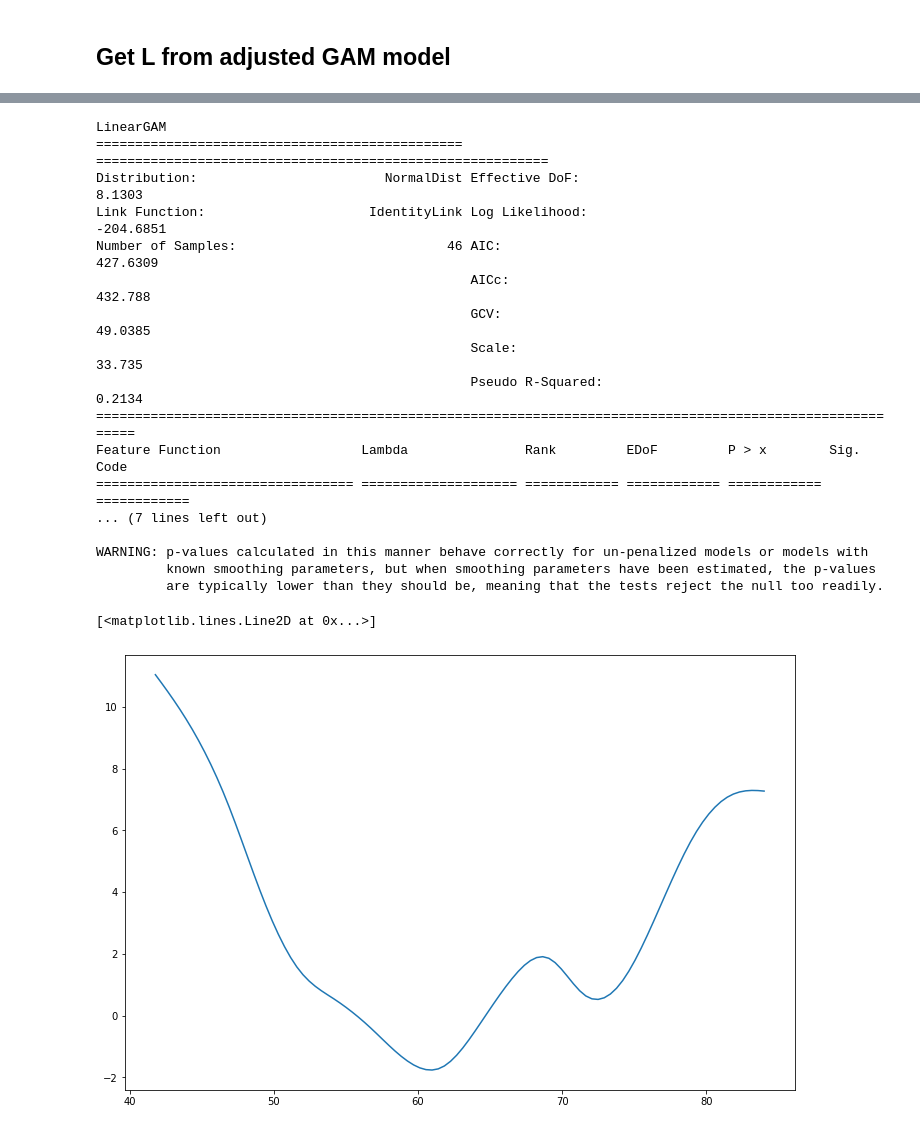
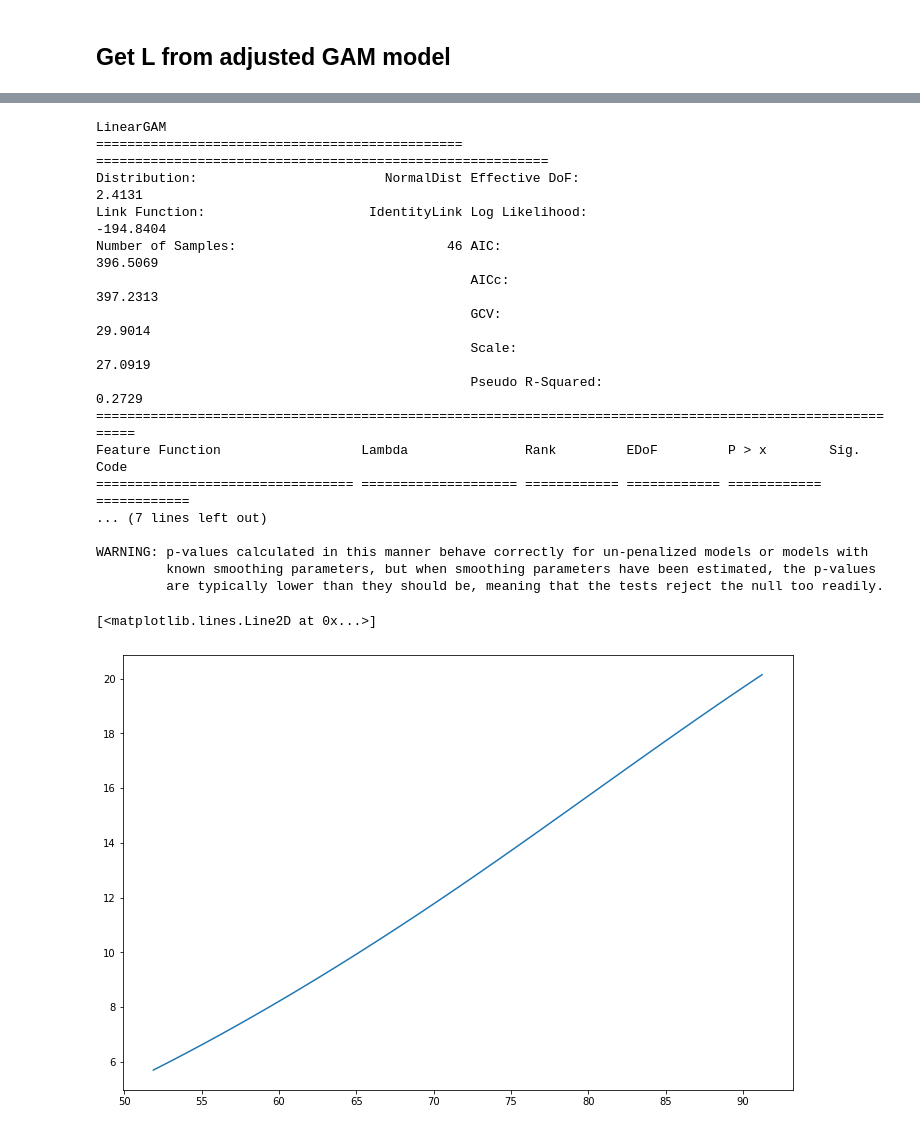
Before and after one commit to rmaestre/NN-Asteroseismology, a Jupyter notebook: astronn/notebooks/bedding.ipynb, the cells around one changed output, grey strips where cells are left out. Saved outputs shown, nothing was run; the diff lists cells and outputs as text; code cells hidden in the pictures.

```diff
--- a/astronn/notebooks/bedding.ipynb
+++ b/astronn/notebooks/bedding.ipynb
@@ -467,7 +467,7 @@ df_dnu_l_teff.head()
 | VO-m135fe010a164o00rotjpzt5p7-ad/... | 88.969907 | 0.514600 | 3.247009 | 6456.429298 | True |
 # %%
 df_dnu_l_teff_filter = df_dnu_l_teff[
-    (df_dnu_l_teff["dnu"] < 81) & (df_dnu_l_teff["dnu"] > 75)
+    (df_dnu_l_teff["dnu"] < 100) & (df_dnu_l_teff["dnu"] > 1)
 ]
 
 df_dnu_l_teff_filter["dnu_binned"] = pd.cut(
@@ -532,7 +532,7 @@ for index in range(len(df_joined)):
             <= df_joined.iloc[index]["Teff"] + df_joined.iloc[index]["Teff"] * 0.1
         )
         selected = df_dnu_l_teff[flag_dnu & flag_teff]["l"]
-        if np.isnan(selected.mean()):
+        if len(selected) < 10:
             subresult.append(np.nan)
         else:
             subresult.append(round(abs(df_joined.iloc[index]["L"]-selected.quantile(0.5)), 2))
@@ -892,29 +903,29 @@ plt.show()
 # %%
 _x = df_joined[df_joined['corrected'].notna()]
 
-gam2 = LinearGAM(s(0, n_splines=20))
+gam2 = LinearGAM(s(0, n_splines=5))
 gam2.fit(_x[["corrected"]], _x["dnu"])
 gam2.summary()
 
 XX = gam2.generate_X_grid(term=0)
 plt.plot(XX[:, 0], gam2.partial_dependence(term=0, X=XX))
 # %% [output]
 LinearGAM
 =============================================== ==========================================================
-Distribution:                        NormalDist Effective DoF:                                      8.1303
-Link Function:                     IdentityLink Log Likelihood:                                  -204.6851
-Number of Samples:                           46 AIC:                                              427.6309
-                                                AICc:                                              432.788
-                                                GCV:                                               49.0385
-                                                Scale:                                              33.735
-                                                Pseudo R-Squared:                                   0.2134
+Distribution:                        NormalDist Effective DoF:                                      2.4131
+Link Function:                     IdentityLink Log Likelihood:                                  -194.8404
+Number of Samples:                           46 AIC:                                              396.5069
+                                                AICc:                                             397.2313
+                                                GCV:                                               29.9014
+                                                Scale:                                             27.0919
+                                                Pseudo R-Squared:                                   0.2729
 ==========================================================================================================
 Feature Function                  Lambda               Rank         EDoF         P > x        Sig. Code
 ================================= ==================== ============ ============ ============ ============
 ... (7 lines left out)
 
 WARNING: p-values calculated in this manner behave correctly for un-penalized models or models with
          known smoothing parameters, but when smoothing parameters have been estimated, the p-values
          are typically lower than they should be, meaning that the tests reject the null too readily.
 [<matplotlib.lines.Line2D at 0x...>]
-[figure, old version]
+[figure, new version]
```
Also changed, not shown: parts of 13 cells of this notebook.
